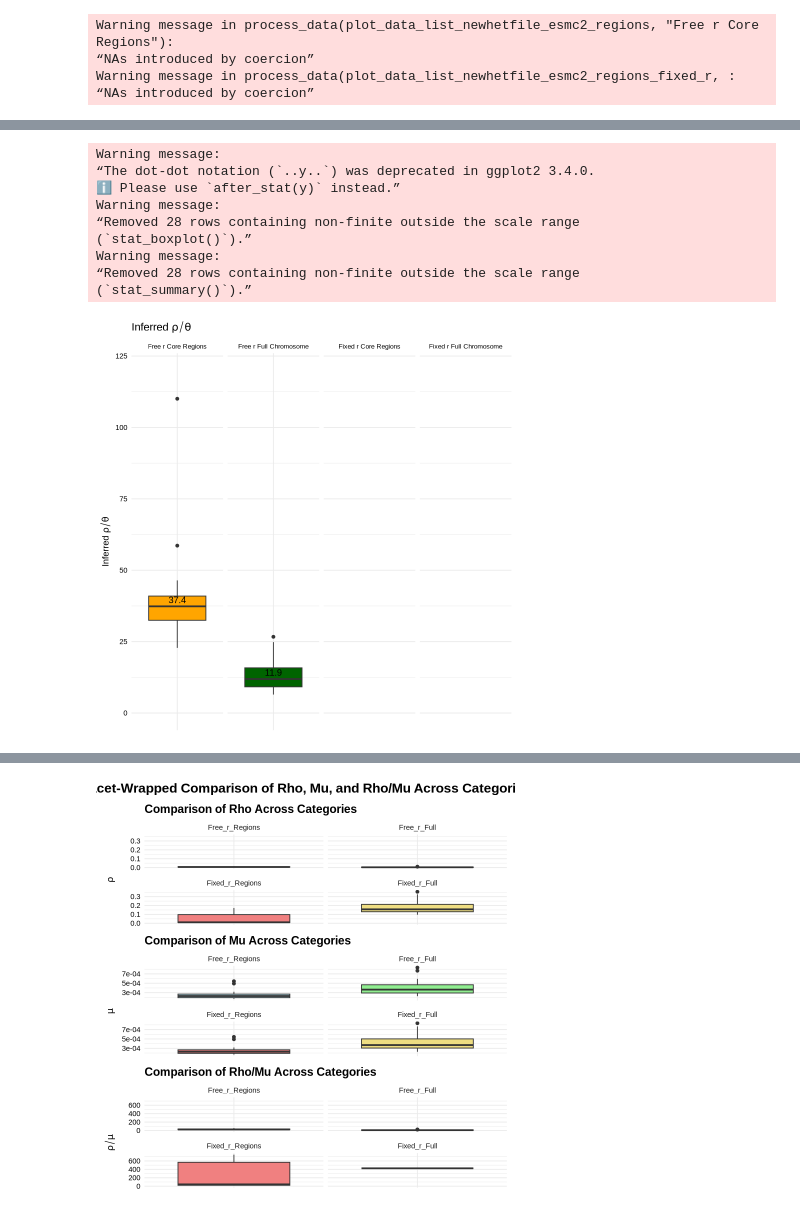
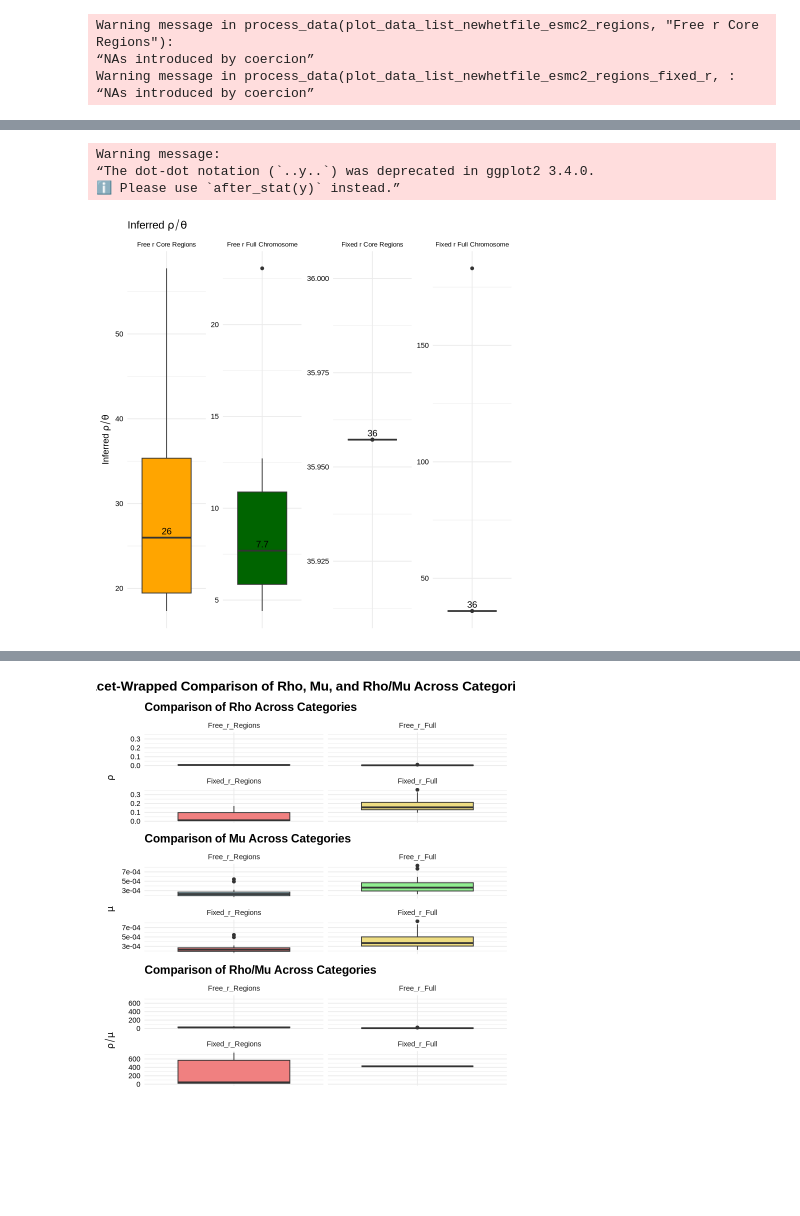
Before and after one commit to Uthara28/Plasmodium_PopGen, a Jupyter notebook: Final_analysis/5_SMC_run_visualization/2_plot_esmc_msmc/plot_esmc2_msmc_maesot.ipynb, the cells around one changed output, grey strips where cells are left out. Drawn from its saved outputs; the diff is of its cells as text; code cells hidden in the pictures; blank space fills up the shorter version.

```diff
--- a/Final_analysis/5_SMC_run_visualization/2_plot_esmc_msmc/plot_esmc2_msmc_maesot.ipynb
+++ b/Final_analysis/5_SMC_run_visualization/2_plot_esmc_msmc/plot_esmc2_msmc_maesot.ipynb
@@ -1086,8 +842,8 @@ as.numeric(log10(Ne_t * Ne))
 [33] 5.754014 5.754014 5.754014 5.754014 7.820357 7.820357 7.820357 7.820357
 # %%
 # Set mutation rate and generation time
-mu <- 4.0425e-09  # Default mutation rate
-gen <- 0.164      # Generation time
+mu <- 2e-08  # Default mutation rate
+gen <- 0.5     # Generation time
 
 par(bg = "white")  # Applies white background to all plots
 
@@ -1097,7 +853,7 @@ setup_plot <- function(title, color) {
        c(1, 1),
        log = "x",
        ylim = c(2, 8),
-       xlim = c(10, 5 * 10^5),
+       xlim = c(1, 5 * 10^6),
        type = "n",
        xlab = "Years ago",
        ylab = "Population size (log10)",
@@ -1114,7 +870,12 @@ for (chr in names(plot_data_list_newhetfile_esmc2_free_r)) {
     lines(plot_data_list_newhetfile_esmc2_free_r[[chr]]$Tc * Ne * gen,
           log10(Ne_t * Ne), col = "darkgreen", lwd = 0.5)
   }
-
+}
+if (!is.null(plot_data_list_newhetfile_esmc2_free_r[["allchr"]])) {
+  Ne_t <- plot_data_list_newhetfile_esmc2_free_r[["allchr"]]$Xi
+  Ne <- mean(plot_data_list_newhetfile_esmc2_free_r[["allchr"]]$mu / mu)
+  lines(plot_data_list_newhetfile_esmc2_free_r[["allchr"]]$Tc * Ne * gen,
+        log10(Ne_t * Ne), col = "darkgreen", lwd = 2)
 }
 
 # Plot for eSMC2 Free r Core Regions
@@ -1127,6 +888,12 @@ for (chr in names(plot_data_list_newhetfile_esmc2_regions)) {
           log10(Ne_t * Ne), col = "darkorange", lwd = 0.5)
   }
 }
+if (!is.null(plot_data_list_newhetfile_esmc2_regions[["allchr"]])) {
+  Ne_t <- plot_data_list_newhetfile_esmc2_regions[["allchr"]]$Xi
+  Ne <- mean(plot_data_list_newhetfile_esmc2_regions[["allchr"]]$mu / mu)
+  lines(plot_data_list_newhetfile_esmc2_regions[["allchr"]]$Tc * Ne * gen,
+        log10(Ne_t * Ne), col = "darkorange", lwd = 2)
+}
 
 # Plot for eSMC2 Fixed r Core Regions
 setup_plot("Population Size: eSMC2 Fixed r (Core Regions)", "purple")
@@ -1330,13 +1025,0 @@ chr_no
-# %%
-
-
-# Create a data frame for plotting
-boxplot_data <- data.frame(
-    chromosomes=chromosomes,
-    Rho = rho_values,
-    Mu = mu_values,
-    Rho_Mu_Ratio = rho_mu_ratios,
-    Category = factor(category_labels, levels = c("Free r Core Regions", "Free r Full Chromosome", "Fixed r Core Regions", "Fixed r Full Chromosome")) # Ensure correct category order
-)
-boxplot_data<-boxplot_data %>% filter(chromosomes != "allchr")
-length(boxplot_data[,1])
@@ -1349,3 +1025,0 @@ length(chr_no)
-# %%
-boxplot_data[,"chromosomes"]<-chr_no
-boxplot_data
@@ -1388,3 +1025,0 @@ write.table(boxplot_free_r, "/data/proj2/home/students/u.srinivasan/Plasmodium_u
-# %%
-boxplot_data<- boxplot_data %>% filter(chromosomes != "allchr")
-length(boxplot_data[,1])
@@ -1413,42 +1034,35 @@ plot_rho_mu <- ggplot(boxplot_data, aes(x = Category, y = Rho_Mu_Ratio, fill = C
     scale_fill_manual(
         values = c("orange", "darkgreen", "purple", "lightcoral"),
         name = "Category"
     ) +
     theme_minimal() +
 
-    facet_wrap(~Category, scales = "free_x", ncol = 4) +  # Separate plots by Category
+    facet_wrap(~Category, scales = "free", ncol = 4) +  # Separate plots by Category
     stat_summary(
         fun = median,
         geom = "text",
         aes(label = round(..y.., 1)),                  # Round median to 1 decimal place
         position = position_dodge(width = 0.75),
         vjust = -0.5,                                 # Adjust position of text
         color = "black"                               # Set text color
     ) +
-    ylim(0,120)+
     theme(
         axis.text.x = element_blank(),               # Remove x-axis tick labels
         axis.title.x = element_blank(),              # Remove x-axis label
         axis.text = element_text(color = "black"),   # Black tick labels
         axis.title = element_text(color = "black"),  # Black axis labels
         plot.title = element_text(color = "black"),  # Black plot title
         strip.text = element_text(size = 8, color = "black"),  # Category labels font size and color
         legend.position = "none"                     # Remove legend
     )
 
 # Display the plot
 plot_rho_mu
 # %% [output]
 Warning message:
 “The dot-dot notation (`..y..`) was deprecated in ggplot2 3.4.0.
 ℹ Please use `after_stat(y)` instead.”
-Warning message:
-“Removed 28 rows containing non-finite outside the scale range
-(`stat_boxplot()`).”
-Warning message:
-“Removed 28 rows containing non-finite outside the scale range
-(`stat_summary()`).”
-[figure, old version]
+[figure, new version]
 # %%
 # Combine the plots with one shared legend at the bottom
 combined_plot <- (plot_rho + plot_mu + plot_rho_mu) +
```
Also changed, not shown: parts of 37 cells of this notebook, 6 other files.
